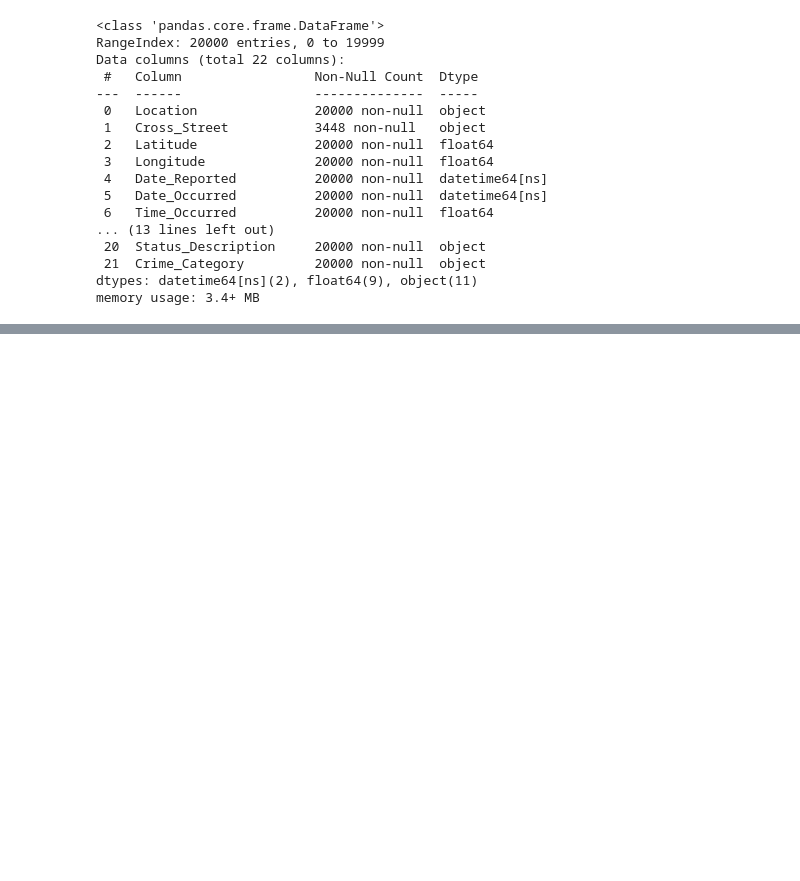
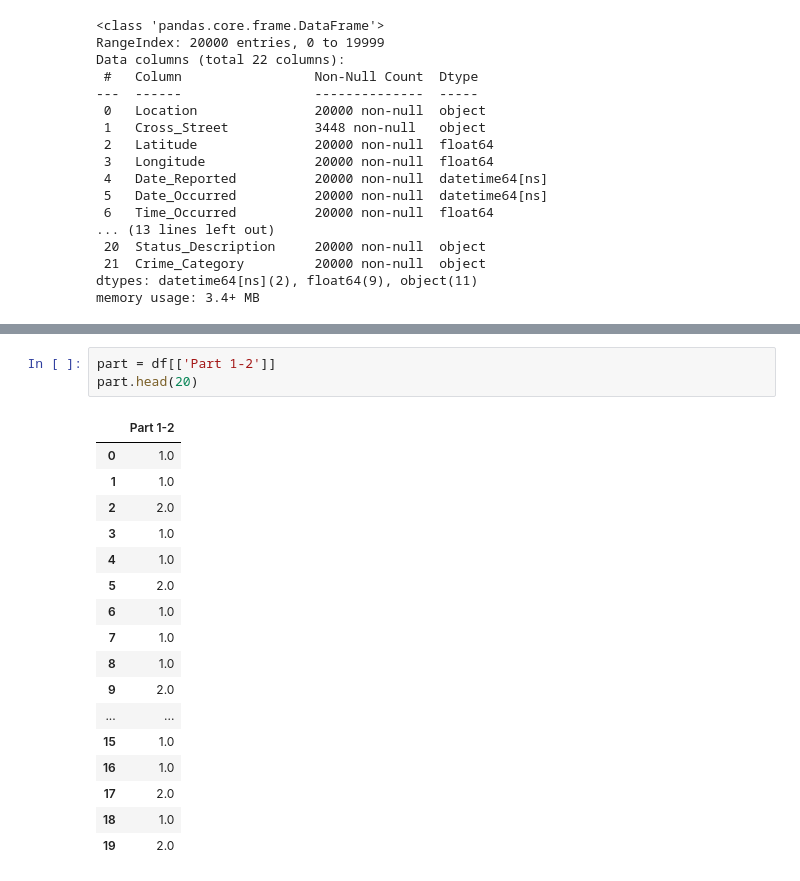
Before and after one commit to mssamoilenko/data_analysis_crime_samoilenko, a Jupyter notebook: data-analysis-crime-samoilenko2.ipynb, the cells around one changed output, grey strips where cells are left out. Saved outputs shown, nothing was run; the diff lists cells and outputs as text; blank space fills up the shorter version.

```diff
--- a/data-analysis-crime-samoilenko2.ipynb
+++ b/data-analysis-crime-samoilenko2.ipynb
@@ -111,0 +176,21 @@ memory usage: 3.4+ MB
+# %%
+part = df[['Part 1-2']]
+part.head(20)
+# %% [output]
+|  | Part 1-2 |
+| 0 | 1.0 |
+| 1 | 1.0 |
+| 2 | 2.0 |
+| 3 | 1.0 |
+| 4 | 1.0 |
+| 5 | 2.0 |
+| 6 | 1.0 |
+| 7 | 1.0 |
+| 8 | 1.0 |
+| 9 | 2.0 |
+| ... | ... |
+| 15 | 1.0 |
+| 16 | 1.0 |
+| 17 | 2.0 |
+| 18 | 1.0 |
+| 19 | 2.0 |
```
Also changed, not shown: parts of 10 cells of this notebook.
